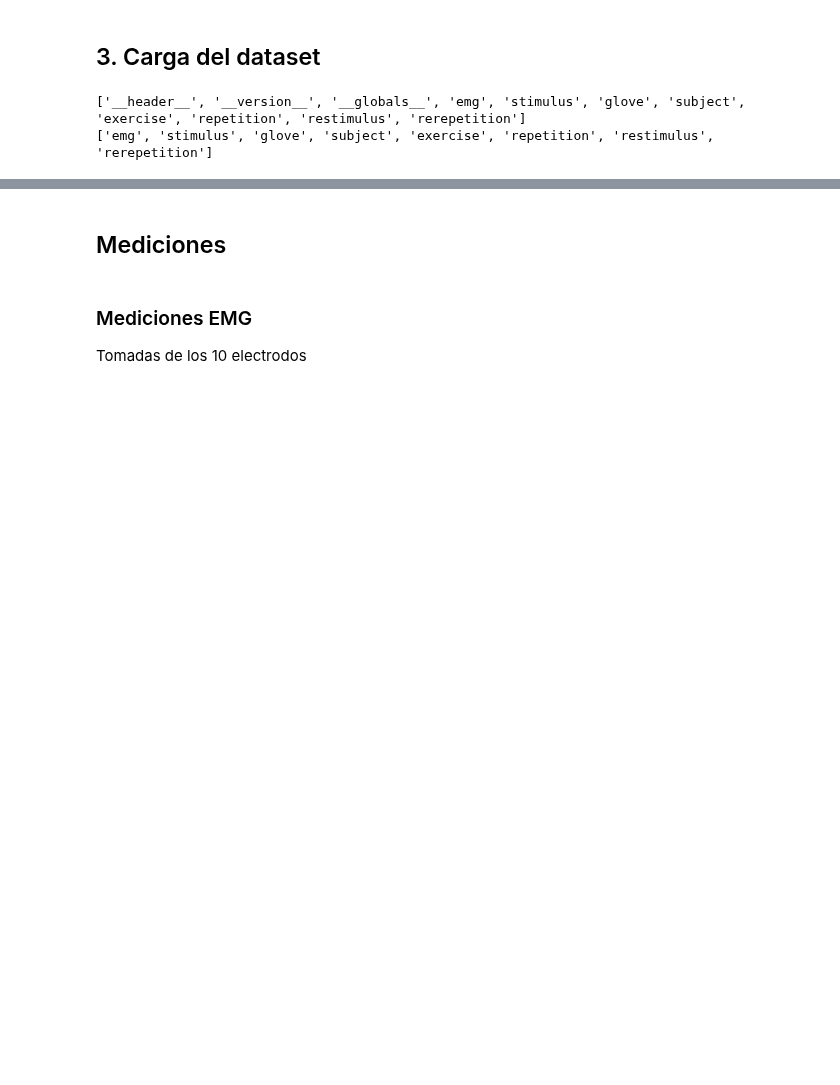
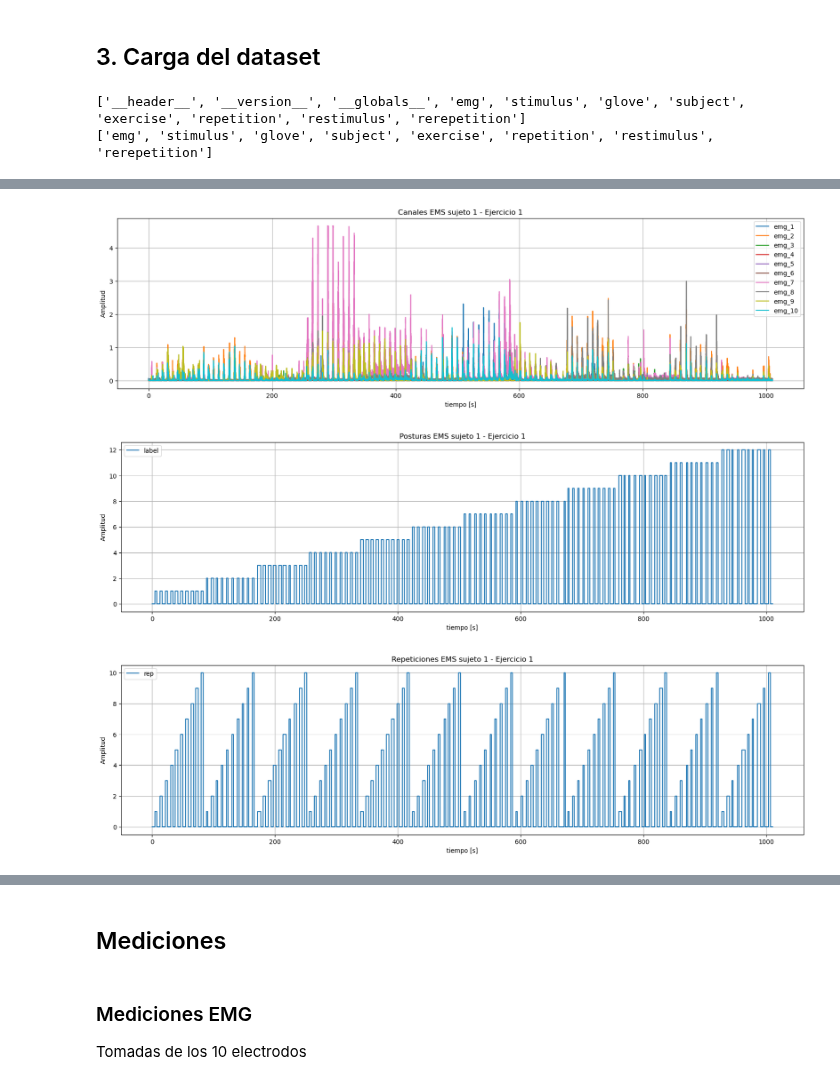
Before and after one commit to repos-especializacion-UdeA/trabajo-final_AA1, a Jupyter notebook: notebooks_pasos_previos/exploracion_preliminar.ipynb, the cells around one changed output, grey strips where cells are left out. Cells and saved outputs as stored; diff of their text form; code cells hidden in the pictures; blank space fills up the shorter version.

```diff
--- a/notebooks_pasos_previos/exploracion_preliminar.ipynb
+++ b/notebooks_pasos_previos/exploracion_preliminar.ipynb
@@ -332,0 +107,18 @@ print(indice_numero(labels[0], 1))
+# %%
+# Obtencion de las columnas de interes
+
+# Señales mECG
+df_emg = pd.DataFrame(mat_data['emg'])
+df_emg.columns = ['emg_' + str(col + 1) for col in df_emg.columns]
+
+# Posturas
+df_restimulus = pd.DataFrame(mat_data['restimulus'])
+df_restimulus.rename(columns={0: 'label'}, inplace= True)
+# df_restimulus['label'] = df_restimulus['label'].astype('category')
+
+# Repeticiones
+df_repetition = pd.DataFrame(mat_data['rerepetition'])
+df_repetition.rename(columns={0: 'rep'},inplace= True)
+# df_repetition['repetition'] = df_repetition['repetition'].astype('category')
+
+df_s1_e1 =  pd.concat([df_emg, df_repetition, df_restimulus], axis=1)
@@ -332,0 +159,19 @@ print(indice_numero(labels[0], 1))
+# %%
+graficar_medida(df_s1_e1,
+                columnas=['emg_1','emg_2','emg_3','emg_4','emg_5','emg_6','emg_7','emg_8','emg_9','emg_10'],
+                fs = 100,
+                titulo = "Canales EMS sujeto 1 - Ejercicio 1")
+
+graficar_medida(df_s1_e1,
+                columnas=['label'],
+                fs = 100,
+                titulo = "Posturas EMS sujeto 1 - Ejercicio 1")
+
+graficar_medida(df_s1_e1,
+                columnas=['rep'],
+                fs = 100,
+                titulo = "Repeticiones EMS sujeto 1 - Ejercicio 1")
+# %% [output]
+[figure, added]
+[figure, added]
+[figure, added]
```
Also changed, not shown: parts of 21 cells of this notebook, 1 other file.
